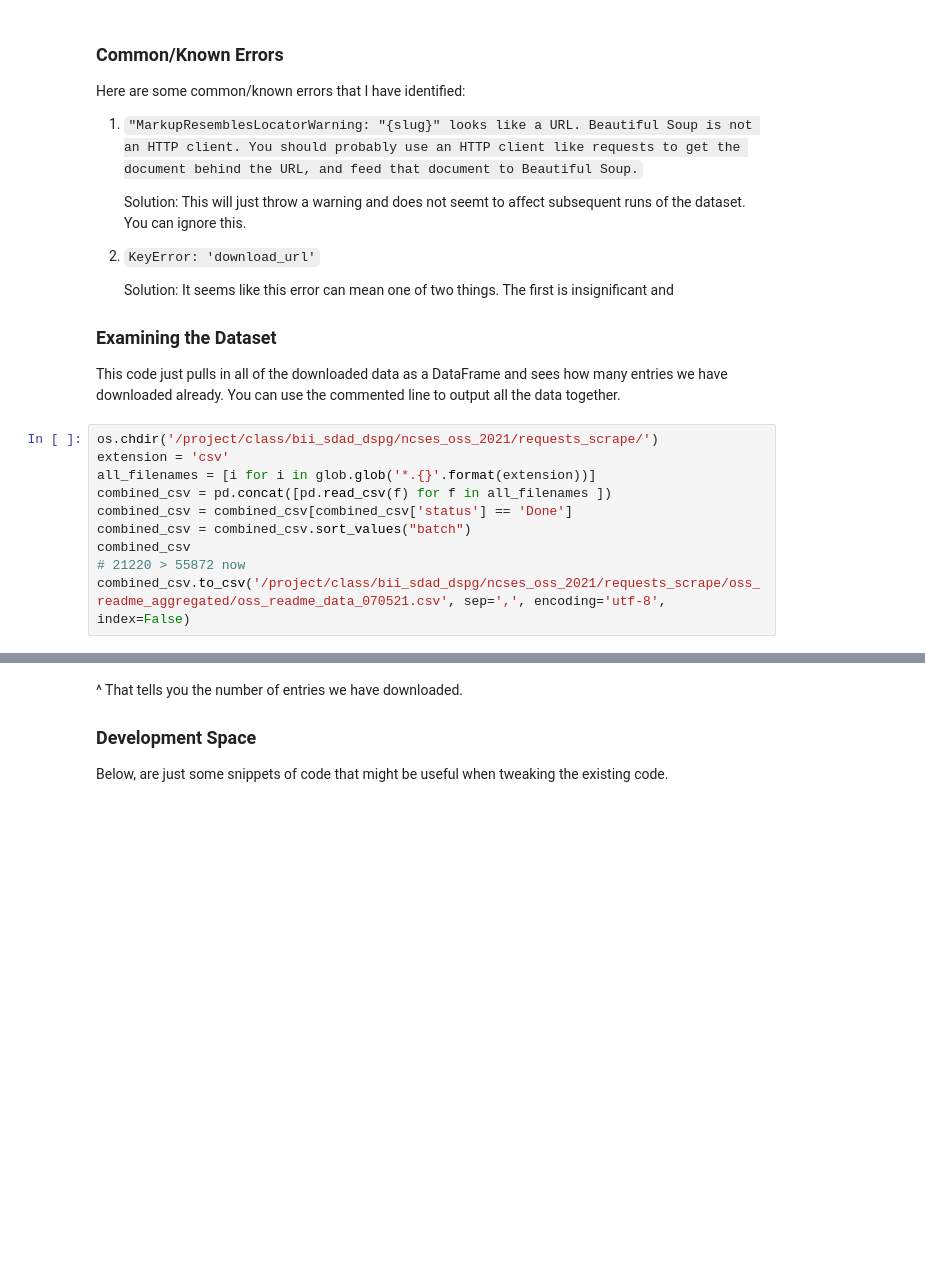
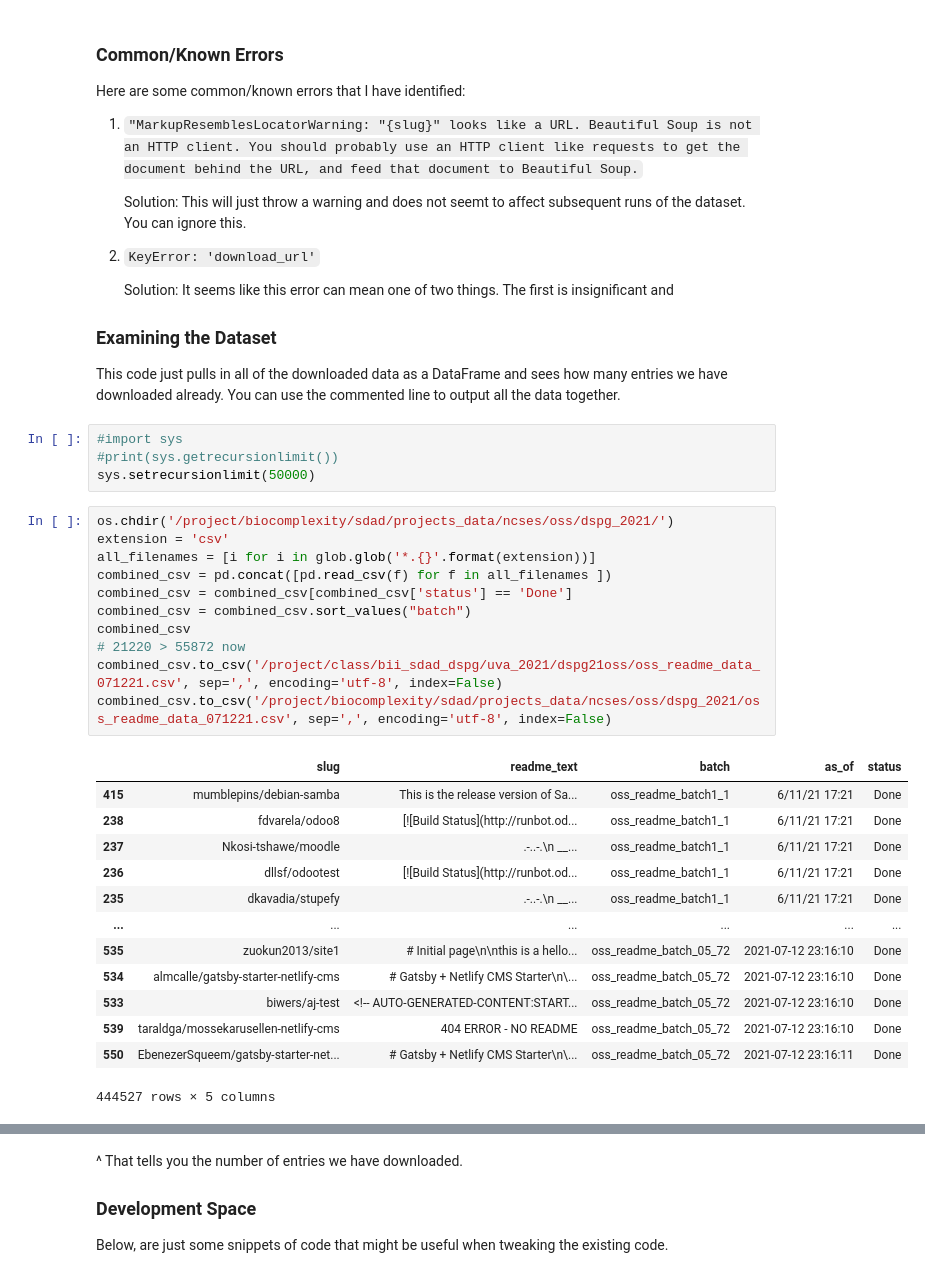
Before and after one commit to DSPG-Young-Scholars-Program/dspg21oss, a Jupyter notebook: src/01_scrape_readmes/02_scrape_readmes_requests_kb7hp.ipynb, the cells around one changed output, grey strips where cells are left out. Saved outputs shown, nothing was run; the diff lists cells and outputs as text; blank space fills up the shorter version.

```diff
--- a/src/01_scrape_readmes/02_scrape_readmes_requests_kb7hp.ipynb
+++ b/src/01_scrape_readmes/02_scrape_readmes_requests_kb7hp.ipynb
@@ -329,13 +332,32 @@ Here are some common/known errors that I have identified:
 ### Examining the Dataset
 
 This code just pulls in all of the downloaded data as a DataFrame and sees how many entries we have downloaded already. You can use the commented line to output all the data together.
+# %%
+#import sys
+#print(sys.getrecursionlimit())
+sys.setrecursionlimit(50000)
 # %%
-os.chdir('/project/class/bii_sdad_dspg/ncses_oss_2021/requests_scrape/')
+os.chdir('/project/biocomplexity/sdad/projects_data/ncses/oss/dspg_2021/')
 extension = 'csv'
 all_filenames = [i for i in glob.glob('*.{}'.format(extension))]
 combined_csv = pd.concat([pd.read_csv(f) for f in all_filenames ])
 combined_csv = combined_csv[combined_csv['status'] == 'Done']
 combined_csv = combined_csv.sort_values("batch")
 combined_csv
 # 21220 > 55872 now
-combined_csv.to_csv('/project/class/bii_sdad_dspg/ncses_oss_2021/requests_scrape/oss_readme_aggregated/oss_readme_data_070521.csv', sep=',', encoding='utf-8', index=False)
+combined_csv.to_csv('/project/class/bii_sdad_dspg/uva_2021/dspg21oss/oss_readme_data_071221.csv', sep=',', encoding='utf-8', index=False)
+combined_csv.to_csv('/project/biocomplexity/sdad/projects_data/ncses/oss/dspg_2021/oss_readme_data_071221.csv', sep=',', encoding='utf-8', index=False)
+# %% [output]
+|  | slug | readme_text | batch | as_of | status |
+| 415 | mumblepins/debian-samba | This is the release version of Sa... | oss_readme_batch1_1 | 6/11/21 17:21 | Done |
+| 238 | fdvarela/odoo8 | [![Build Status](http://runbot.od... | oss_readme_batch1_1 | 6/11/21 17:21 | Done |
+| 237 | Nkosi-tshawe/moodle | .-..-.\n __... | oss_readme_batch1_1 | 6/11/21 17:21 | Done |
+| 236 | dllsf/odootest | [![Build Status](http://runbot.od... | oss_readme_batch1_1 | 6/11/21 17:21 | Done |
+| 235 | dkavadia/stupefy | .-..-.\n __... | oss_readme_batch1_1 | 6/11/21 17:21 | Done |
+| ... | ... | ... | ... | ... | ... |
+| 535 | zuokun2013/site1 | # Initial page\n\nthis is a hello... | oss_readme_batch_05_72 | 2021-07-12 23:16:10 | Done |
+| 534 | almcalle/gatsby-starter-netlify-cms | # Gatsby + Netlify CMS Starter\n\... | oss_readme_batch_05_72 | 2021-07-12 23:16:10 | Done |
+| 533 | biwers/aj-test | <!-- AUTO-GENERATED-CONTENT:START... | oss_readme_batch_05_72 | 2021-07-12 23:16:10 | Done |
+| 539 | taraldga/mossekarusellen-netlify-cms | 404 ERROR - NO README | oss_readme_batch_05_72 | 2021-07-12 23:16:10 | Done |
+| 550 | EbenezerSqueem/gatsby-starter-net... | # Gatsby + Netlify CMS Starter\n\... | oss_readme_batch_05_72 | 2021-07-12 23:16:11 | Done |
+444527 rows × 5 columns
```
Also changed, not shown: parts of 7 cells of this notebook, 4 other files.
